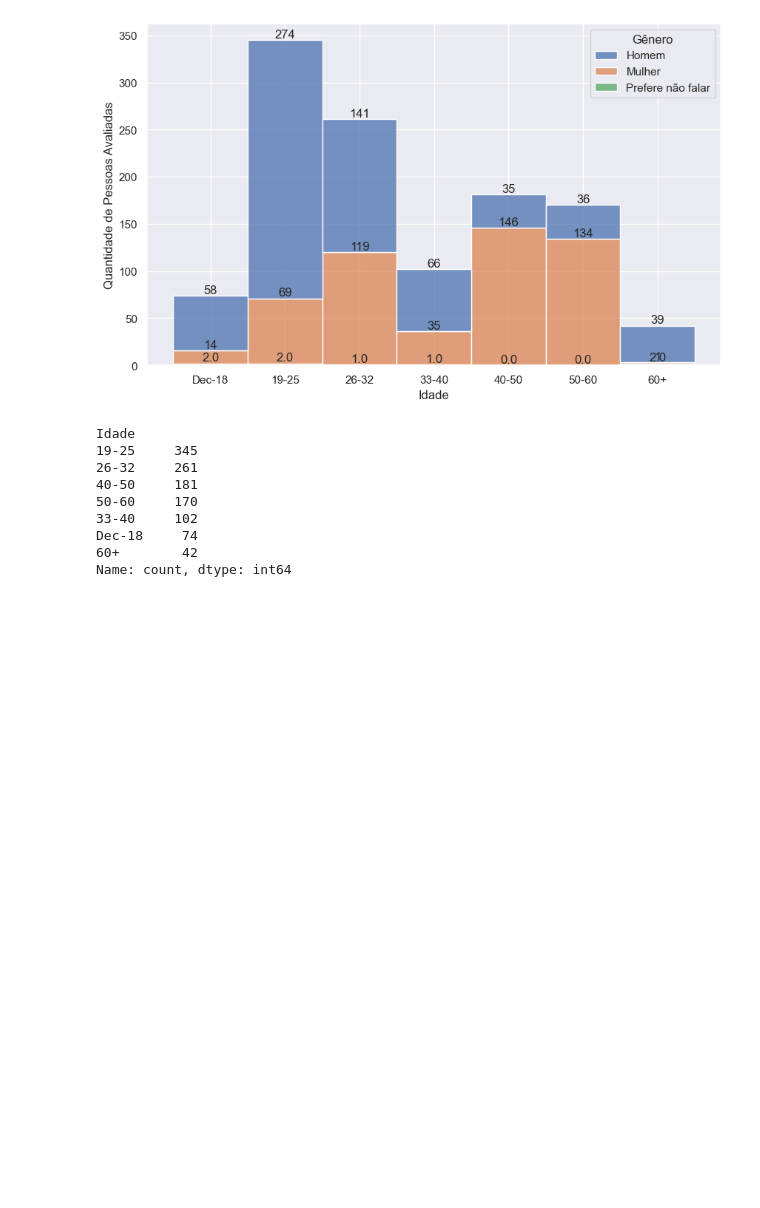
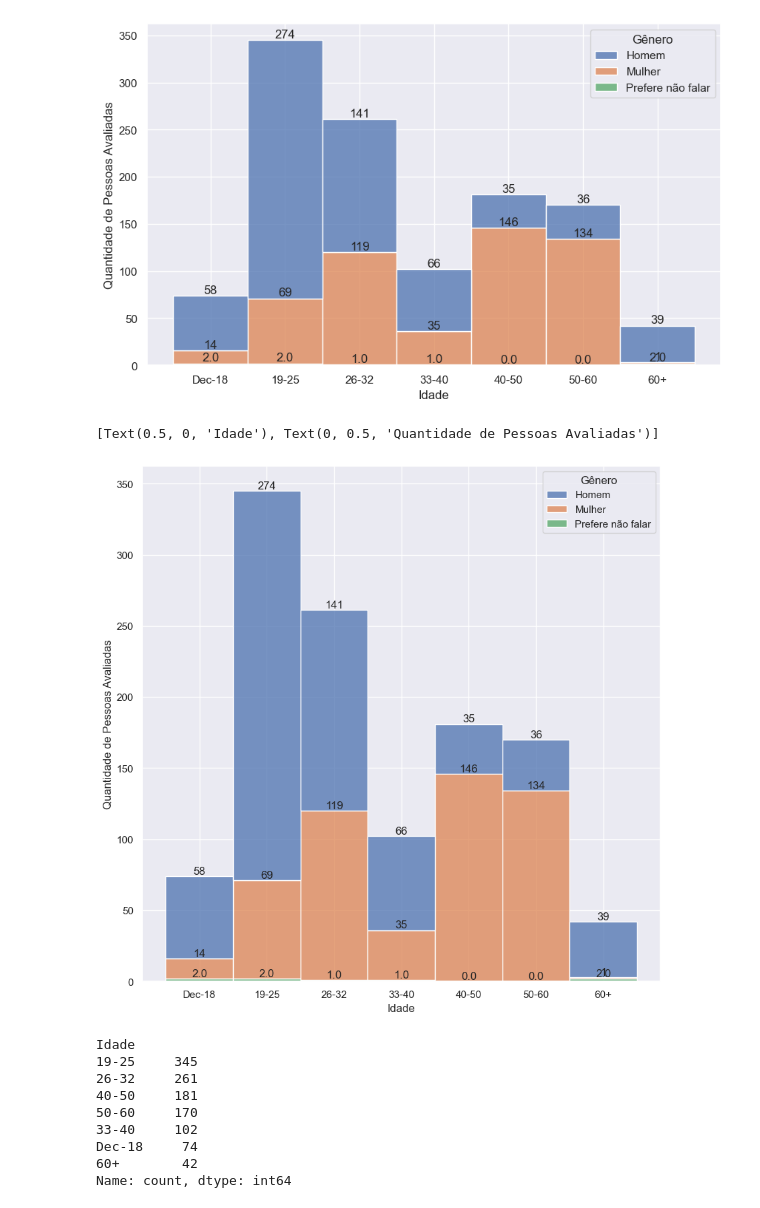
Before and after one commit to akira-gabriel/Covid-Psycological-Effects-of-COVID, a Jupyter notebook: Psycological Effects of COVID.ipynb, the cells around one changed output. Drawn from its saved outputs; the diff is of its cells as text; code cells hidden in the pictures; blank space fills up the shorter version.

```diff
--- a/Psycological Effects of COVID.ipynb
+++ b/Psycological Effects of COVID.ipynb
@@ -292,6 +311,20 @@ for i, p in enumerate(ax.containers):
     ax.bar_label(p, labels=[f'{v.get_height()}' for v in p], label_type='edge')
 # %% [output]
 [figure]
+# %%
+plt.figure(figsize=(10, 10))
+
+df['Idade'] = pd.Categorical(df['Idade'], categories=['Dec-18', '19-25', '26-32', '33-40', '40-50', '50-60', '60+'], ordered=True)
+
+ax = sns.histplot(x='Idade', hue='Gênero', multiple='stack', data=df)
+
+for i, p in enumerate(ax.containers):
+    ax.bar_label(p, labels=[f'{v.get_height()}' for v in p], label_type='edge')
+
+ax.set(xlabel='Idade', ylabel='Quantidade de Pessoas Avaliadas')
+# %% [output]
+[Text(0.5, 0, 'Idade'), Text(0, 0.5, 'Quantidade de Pessoas Avaliadas')]
+[figure, added]
 # %%
 df['Idade'].value_counts()
 # %% [output]
```
Also changed, not shown: parts of 9 cells of this notebook.
